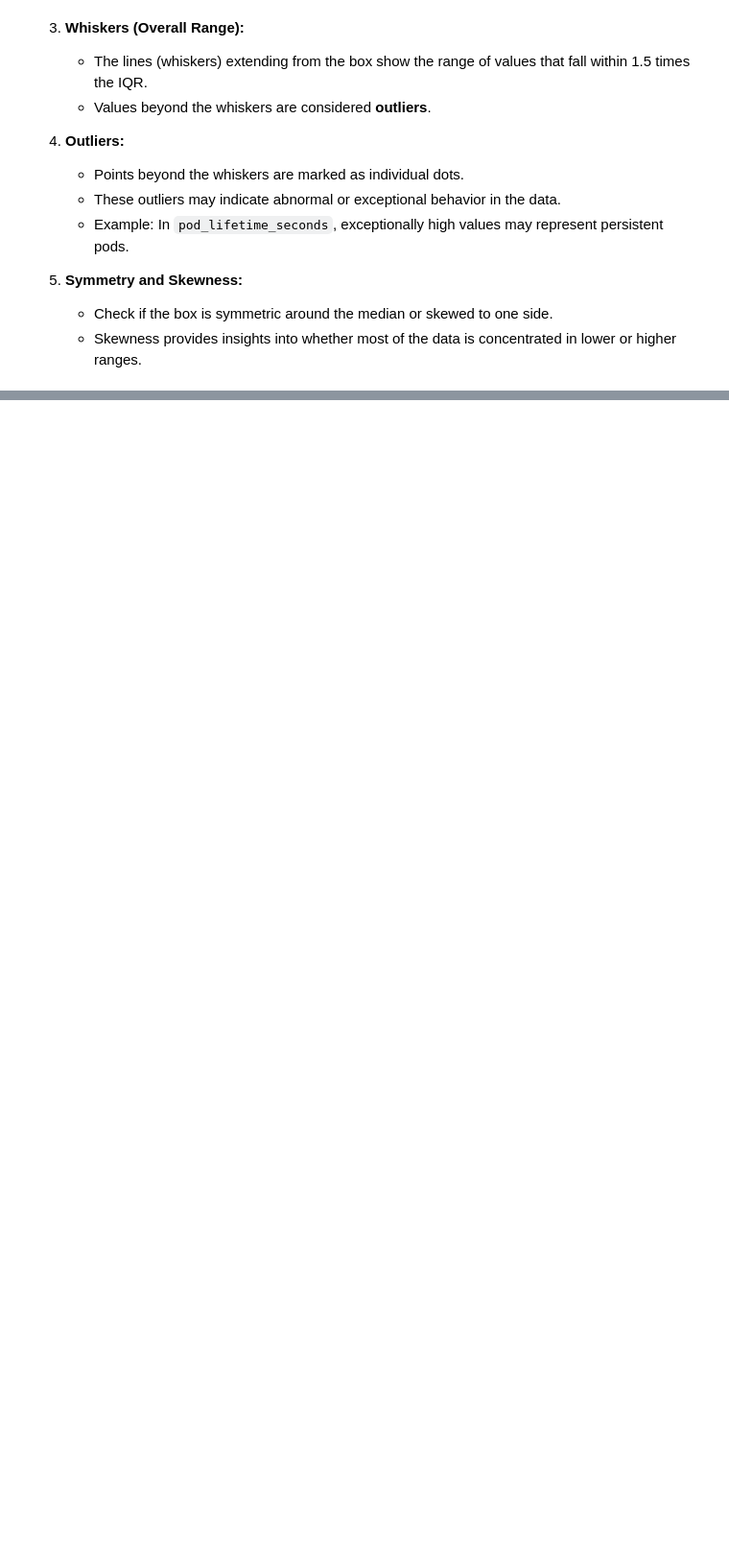
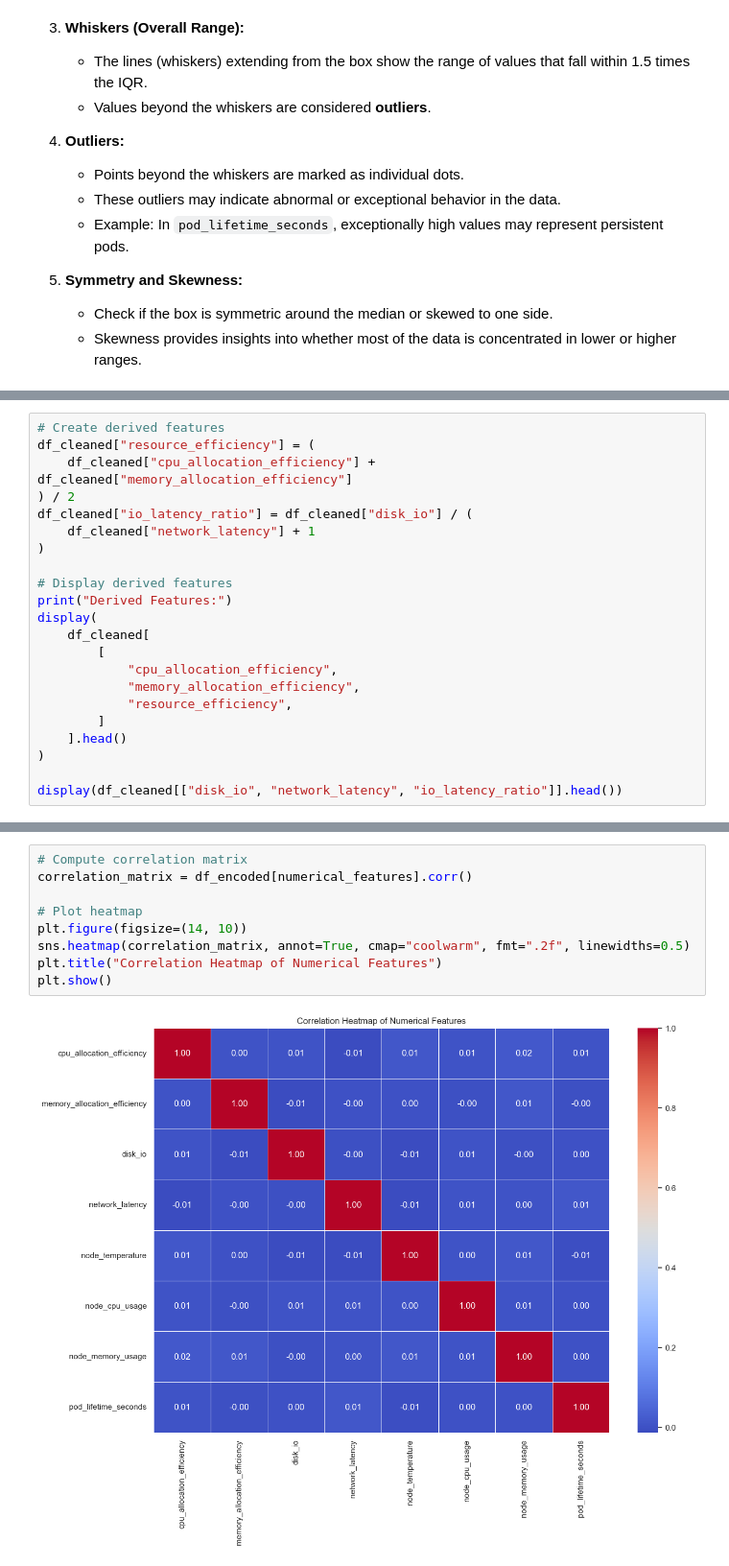
Before and after one commit to gsampaio-rh/aiops_101, a Jupyter notebook: 1-Exploratory-Data-Analysis.ipynb, the cells around one changed output, grey strips where cells are left out. Shown at 96% size. Drawn from its saved outputs; the diff is of its cells as text; blank space fills up the shorter version.

```diff
--- a/1-Exploratory-Data-Analysis.ipynb
+++ b/1-Exploratory-Data-Analysis.ipynb
@@ -652,0 +457,22 @@ With the data preprocessed, you are now ready to proceed to the next notebook, w
+# %%
+# Create derived features
+df_cleaned["resource_efficiency"] = (
+    df_cleaned["cpu_allocation_efficiency"] + df_cleaned["memory_allocation_efficiency"]
+) / 2
+df_cleaned["io_latency_ratio"] = df_cleaned["disk_io"] / (
+    df_cleaned["network_latency"] + 1
+)
+
+# Display derived features
+print("Derived Features:")
+display(
+    df_cleaned[
+        [
+            "cpu_allocation_efficiency",
+            "memory_allocation_efficiency",
+            "resource_efficiency",
+        ]
+    ].head()
+)
+
+display(df_cleaned[["disk_io", "network_latency", "io_latency_ratio"]].head())
@@ -652,0 +582,11 @@ With the data preprocessed, you are now ready to proceed to the next notebook, w
+# %%
+# Compute correlation matrix
+correlation_matrix = df_encoded[numerical_features].corr()
+
+# Plot heatmap
+plt.figure(figsize=(14, 10))
+sns.heatmap(correlation_matrix, annot=True, cmap="coolwarm", fmt=".2f", linewidths=0.5)
+plt.title("Correlation Heatmap of Numerical Features")
+plt.show()
+# %% [output]
+[figure, added]
```
Also changed, not shown: parts of 82 cells of this notebook.
